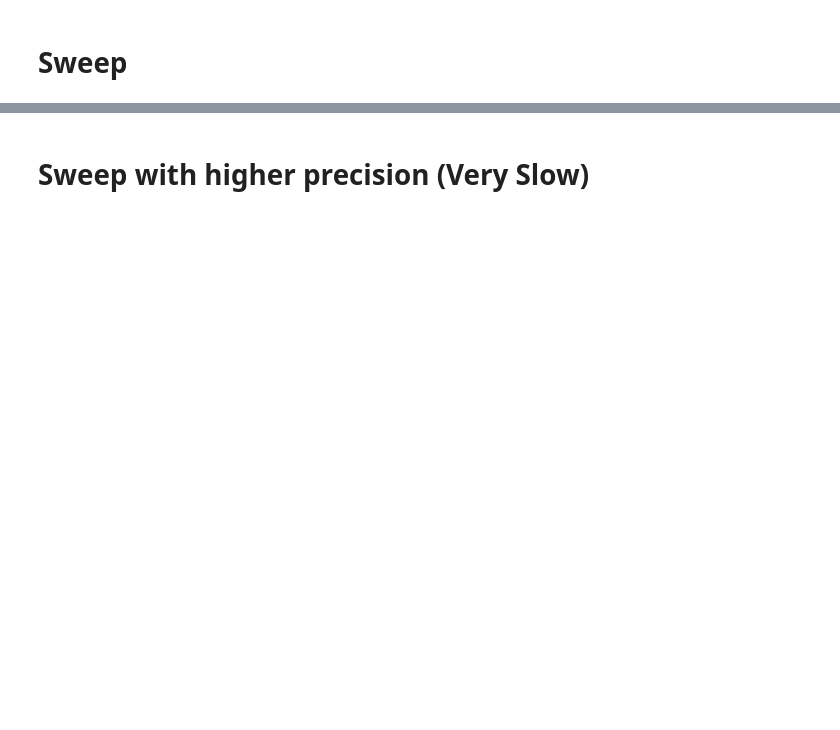
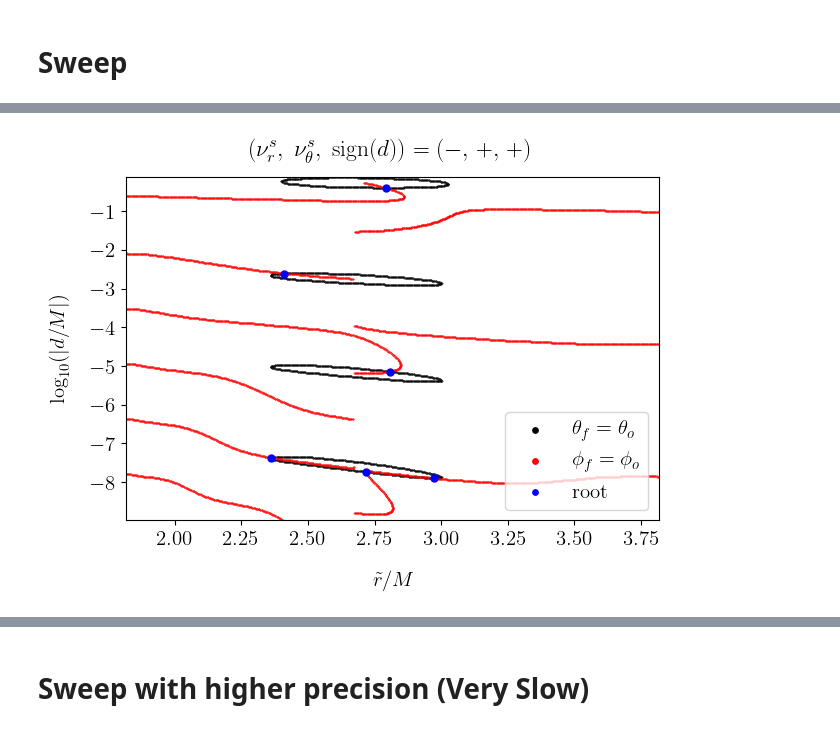
Before and after one commit to AuroraDysis/KerrP2P, a Jupyter notebook: examples/tutorial_float64.ipynb, the cells around one changed output, grey strips where cells are left out. Drawn from its saved outputs; the diff is of its cells as text; code cells hidden in the pictures; blank space fills up the shorter version.

```diff
--- a/examples/tutorial_float64.ipynb
+++ b/examples/tutorial_float64.ipynb
@@ -131,0 +465,4 @@ fig.savefig("test.png", bbox_inches='tight', dpi=1200)
+# %%
+list_fig[3]
+# %% [output]
+[figure, added]
```
Also changed, not shown: parts of 24 cells of this notebook.
